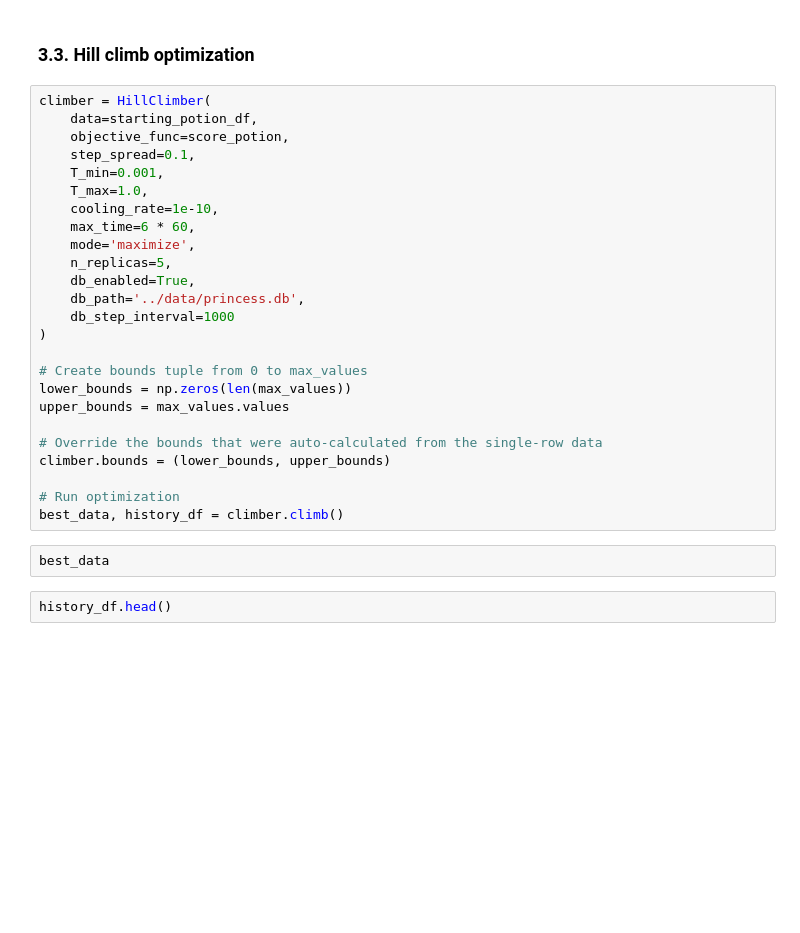
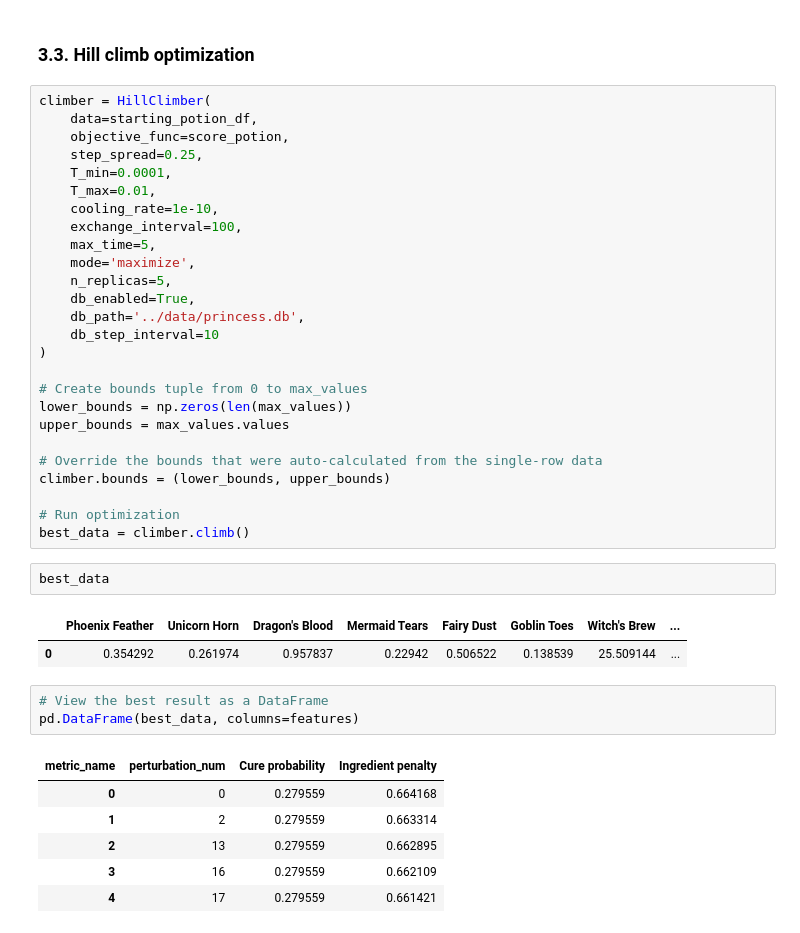
Before and after one commit to gperdrizet/hill_climber, a Jupyter notebook: notebooks/07-save_the_princess.ipynb, the cells around one changed output. Drawn from its saved outputs; the diff is of its cells as text; blank space fills up the shorter version.

Commit message:
Fixed refresh bug and cleaned up results reporting from .climb() method.

```diff
--- a/notebooks/07-save_the_princess.ipynb
+++ b/notebooks/07-save_the_princess.ipynb
@@ -117,16 +159,17 @@ def score_potion(*args):
 climber = HillClimber(
     data=starting_potion_df,
     objective_func=score_potion,
-    step_spread=0.1,
-    T_min=0.001,
-    T_max=1.0,
+    step_spread=0.25,
+    T_min=0.0001,
+    T_max=0.01,
     cooling_rate=1e-10,
-    max_time=6 * 60,
+    exchange_interval=100,
+    max_time=5,
     mode='maximize',
     n_replicas=5,
     db_enabled=True,
     db_path='../data/princess.db',
-    db_step_interval=1000
+    db_step_interval=10
 )
 
 # Create bounds tuple from 0 to max_values
@@ -137,11 +180,22 @@ upper_bounds = max_values.values
 climber.bounds = (lower_bounds, upper_bounds)
 
 # Run optimization
-best_data, history_df = climber.climb()
+best_data = climber.climb()
 # %%
 best_data
+# %% [output]
+|  | Phoenix Feather | Unicorn Horn | Dragon's Blood | Mermaid Tears | Fairy Dust | Goblin Toes | Witch's Brew | ... |
+| 0 | 0.354292 | 0.261974 | 0.957837 | 0.22942 | 0.506522 | 0.138539 | 25.509144 | ... |
 # %%
-history_df.head()
+# View the best result as a DataFrame
+pd.DataFrame(best_data, columns=features)
+# %% [output]
+| metric_name | perturbation_num | Cure probability | Ingredient penalty |
+| 0 | 0 | 0.279559 | 0.664168 |
+| 1 | 2 | 0.279559 | 0.663314 |
+| 2 | 13 | 0.279559 | 0.662895 |
+| 3 | 16 | 0.279559 | 0.662109 |
+| 4 | 17 | 0.279559 | 0.661421 |
 # %%
 # Collect best data from all replicas
 all_best_data = []
```
Also changed, not shown: parts of 8 cells of this notebook, 3 other files.
